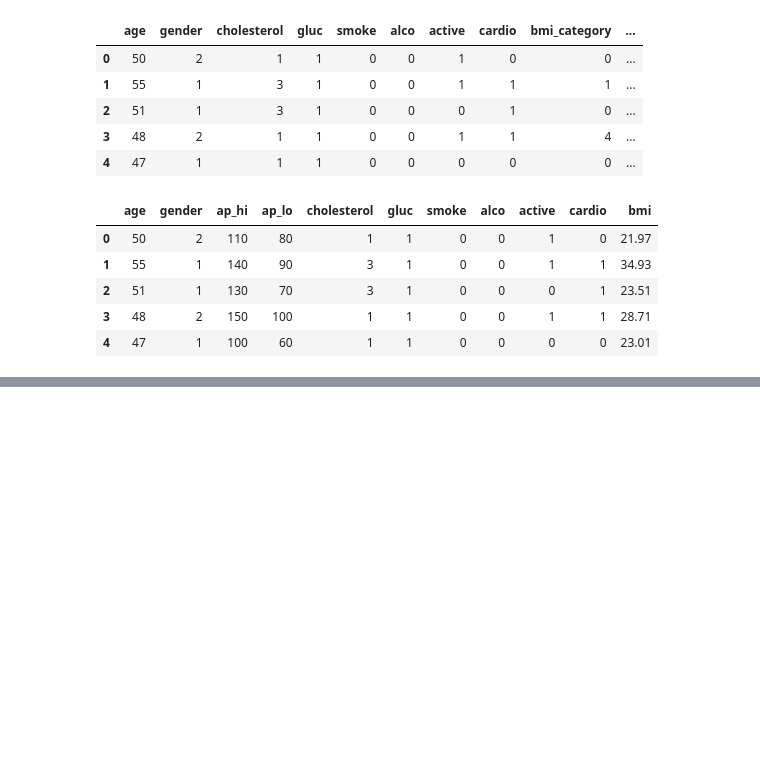
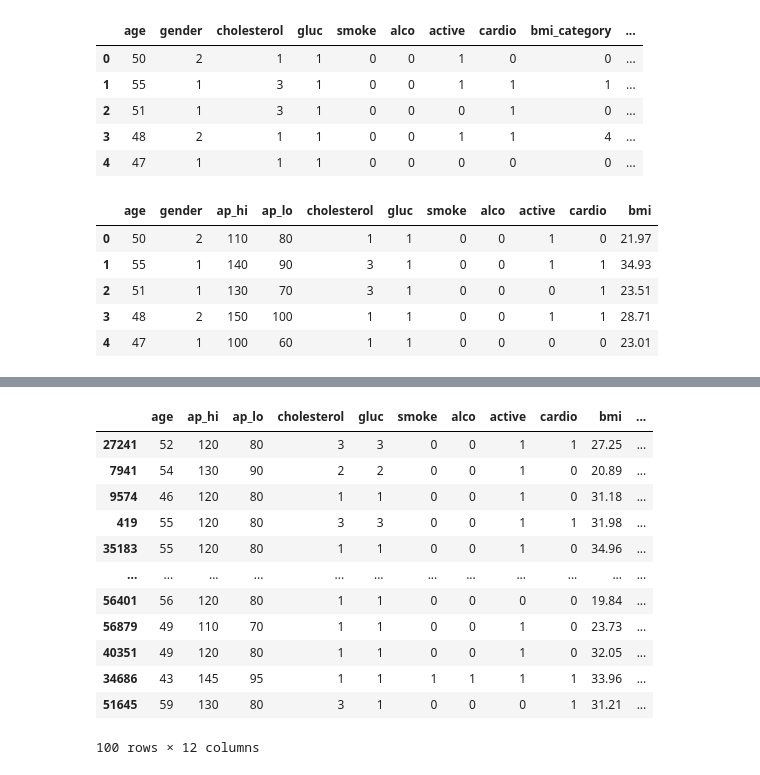
Before and after one commit to Robergjo/MachineLearning-Joakim-Roberg, a Jupyter notebook: Lab/Upgift1.ipynb, the cells around one changed output, grey strips where cells are left out. Cells and saved outputs as stored; diff of their text form; code cells hidden in the pictures; blank space fills up the shorter version.

```diff
--- a/Lab/Upgift1.ipynb
+++ b/Lab/Upgift1.ipynb
@@ -397,0 +715,18 @@ We expect that the EDA process will provide insights into the prevalence of card
+# %%
+df_test_samples = pd.read_csv("Data/test_samples.csv", index_col=0)
+# %%
+df_test_samples
+# %% [output]
+|  | age | ap_hi | ap_lo | cholesterol | gluc | smoke | alco | active | cardio | bmi | ... |
+| 27241 | 52 | 120 | 80 | 3 | 3 | 0 | 0 | 1 | 1 | 27.25 | ... |
+| 7941 | 54 | 130 | 90 | 2 | 2 | 0 | 0 | 1 | 0 | 20.89 | ... |
+| 9574 | 46 | 120 | 80 | 1 | 1 | 0 | 0 | 1 | 0 | 31.18 | ... |
+| 419 | 55 | 120 | 80 | 3 | 3 | 0 | 0 | 1 | 1 | 31.98 | ... |
+| 35183 | 55 | 120 | 80 | 1 | 1 | 0 | 0 | 1 | 0 | 34.96 | ... |
+| ... | ... | ... | ... | ... | ... | ... | ... | ... | ... | ... | ... |
+| 56401 | 56 | 120 | 80 | 1 | 1 | 0 | 0 | 0 | 0 | 19.84 | ... |
+| 56879 | 49 | 110 | 70 | 1 | 1 | 0 | 0 | 1 | 0 | 23.73 | ... |
+| 40351 | 49 | 120 | 80 | 1 | 1 | 0 | 0 | 1 | 0 | 32.05 | ... |
+| 34686 | 43 | 145 | 95 | 1 | 1 | 1 | 1 | 1 | 1 | 33.96 | ... |
+| 51645 | 59 | 130 | 80 | 3 | 1 | 0 | 0 | 0 | 1 | 31.21 | ... |
+100 rows × 12 columns
```
Also changed, not shown: parts of 30 cells of this notebook.
